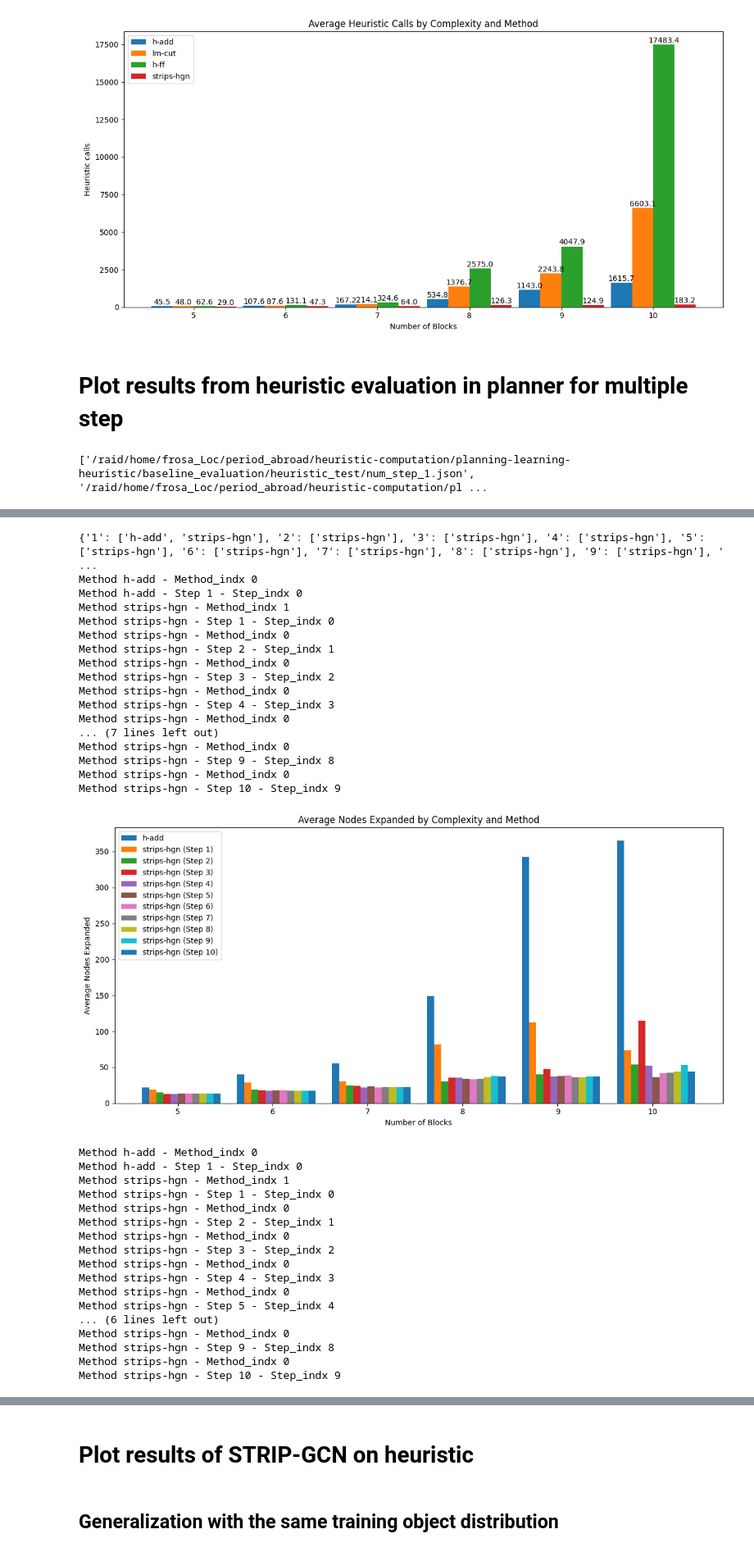
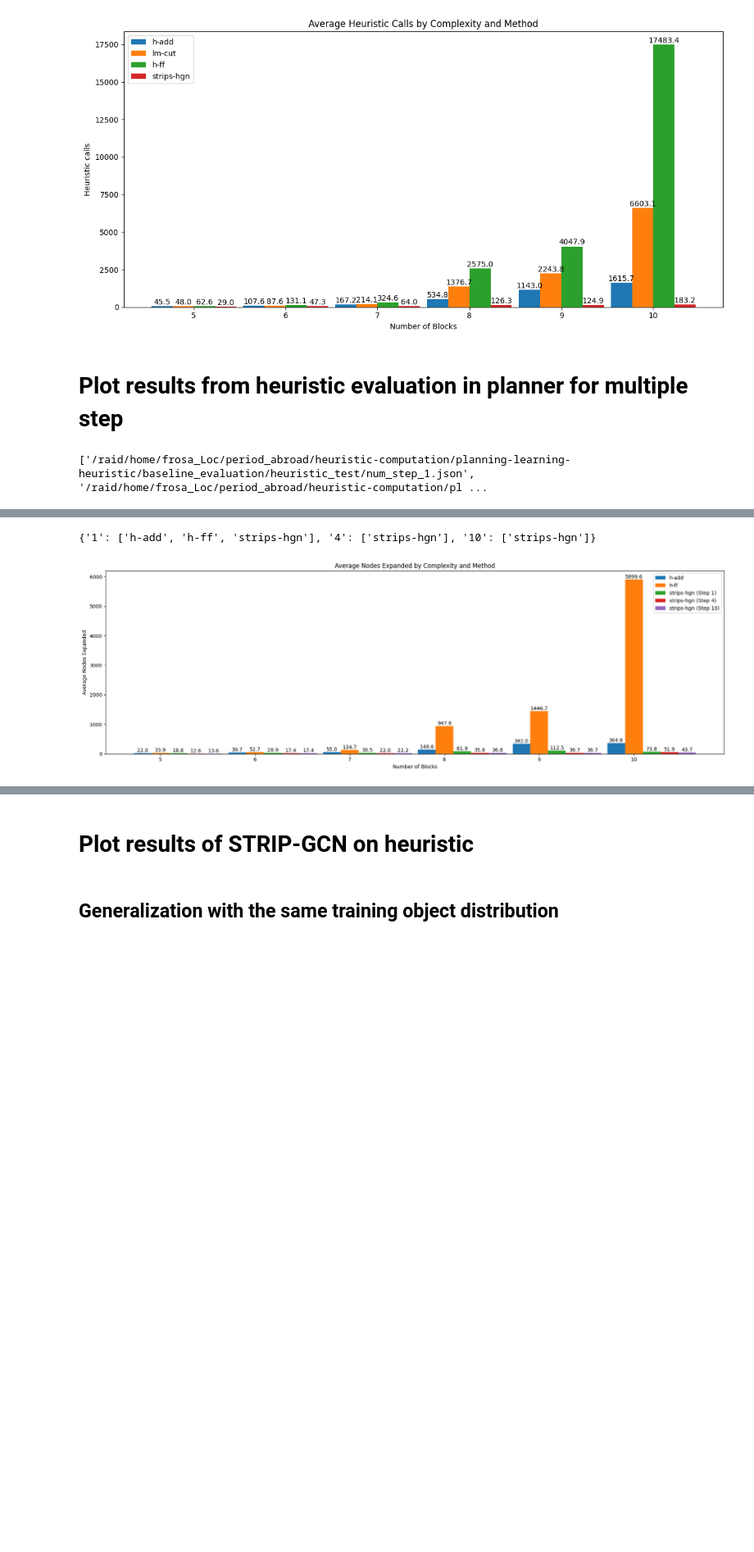
Before and after one commit to ciccio42/planning-learning-heuristic, a Jupyter notebook: baseline_evaluation/evaluate_test.ipynb, the cells around one changed output, grey strips where cells are left out. Shown at 82% size. Saved outputs shown, nothing was run; the diff lists cells and outputs as text; code cells hidden in the pictures; blank space fills up the shorter version.

```diff
--- a/baseline_evaluation/evaluate_test.ipynb
+++ b/baseline_evaluation/evaluate_test.ipynb
@@ -323,14 +326,15 @@ Avg heuristic calls: OrderedDict([('5', OrderedDict([('strips-hgn', 29.0)])), ('
 Cnt success: OrderedDict([('5', OrderedDict([('strips-hgn', 10)])), ('6', OrderedDict([('strips-hgn', 10)])), ('7', OrderedDict([('strips-hgn', 10)])), ('8', OrderedDict([('strips-hgn', 10)])), ('9',  ...
 # %%
 # List of steps
-steps = list(avg_node_expanded.keys())
+#steps = list(avg_node_expanded.keys())
+steps = list(['1', '4', '10'])
 
 # List of complexities (num_blocks)
 complexities = list(avg_node_expanded[steps[0]].keys())
 
 # List of methods for each step
 all_methods = {step: [method for method in avg_node_expanded[step][complexities[0]].keys(
-) if 'add' in method or 'strips' in method] for step in steps}
+) if 'add' in method or 'strips' in method or 'ff' in method] for step in steps}
 print(all_methods)
 
 # Data for plotting
@@ -370,17 +374,17 @@ heuristic_calls_data, heuristic_calls_std_data = extract_data(
 
 
 def plot_grouped_bar_with_annotations(data, std, complexities, ylabel, title, steps):
-    width = 0.15
-    plt.figure(figsize=(12, 6))
+    width = 0.75
+    plt.figure(figsize=(18, 6))
 
     # x-axis locations for the groups  # x-axis locations for the groups
-    x = np.arange(0, 2*len(complexities), 2)
+    x = np.arange(0, 4*len(complexities), 4)
     space_slot = 0
 
     for step_idx, step in enumerate(steps):
         for method_idx, method in enumerate(all_methods[step]):
-            print(f"Method {method} - Method_indx {method_idx}")
-            print(f"Method {method} - Step {step} - Step_indx {step_idx}")
+            # print(f"Method {method} - Method_indx {method_idx}")
+            # print(f"Method {method} - Step {step} - Step_indx {step_idx}")
             method_data = data[step_idx][:, method_idx]
             if std is not None:
                 method_std = std[step_idx][:, method_idx]
@@ -397,69 +401,36 @@ def plot_grouped_bar_with_annotations(data, std, complexities, ylabel, title, st
                 plt.bar(xdata, method_data[valid_data_mask], width=width, capsize=5, label=label)
 
             # # Add annotations above each bar
-            # for k, val in enumerate(method_data[valid_data_mask]):
-            #     plt.text(xdata[k], val + 1, str(round(val, 2)),
-            #              ha='center', va='bottom')
+            for k, val in enumerate(method_data[valid_data_mask]):
+                plt.text(xdata[k], val, str(round(val, 2)),
+                         ha='center', va='bottom')
 
             space_slot += 1
 
     plt.xlabel('Number of Blocks')
     plt.ylabel(ylabel)
     plt.title(title)
     plt.xticks(x + ((len(steps) - 1) * width) / 2, complexities)
     plt.legend()
     plt.tight_layout()
     plt.show()
 
 
 # Plotting for Average Nodes Expanded
 plot_grouped_bar_with_annotations(
     node_expanded_data, None, complexities, 'Average Nodes Expanded', 'Average Nodes Expanded by Complexity and Method', steps)
 
 # Plotting for Average Search Time
 plot_grouped_bar_with_annotations(
     search_time_data, None, complexities, 'Average Search Time', 'Average Search Time by Complexity and Method', steps)
 
 # Plotting for Average Plan Length
 plot_grouped_bar_with_annotations(
     plan_length_data, None, complexities, 'Average Plan Length', 'Average Plan Length by Complexity and Method', steps)
 
 # Plotting for Average Heuristic Calls
 plot_grouped_bar_with_annotations(
     heuristic_calls_data, None, complexities, 'Heuristic calls', 'Average Heuristic Calls by Complexity and Method', steps)
 # %% [output]
-{'1': ['h-add', 'strips-hgn'], '2': ['strips-hgn'], '3': ['strips-hgn'], '4': ['strips-hgn'], '5': ['strips-hgn'], '6': ['strips-hgn'], '7': ['strips-hgn'], '8': ['strips-hgn'], '9': ['strips-hgn'], ' ...
-Method h-add - Method_indx 0
-Method h-add - Step 1 - Step_indx 0
-Method strips-hgn - Method_indx 1
-Method strips-hgn - Step 1 - Step_indx 0
-Method strips-hgn - Method_indx 0
-Method strips-hgn - Step 2 - Step_indx 1
-Method strips-hgn - Method_indx 0
-Method strips-hgn - Step 3 - Step_indx 2
-Method strips-hgn - Method_indx 0
-Method strips-hgn - Step 4 - Step_indx 3
-Method strips-hgn - Method_indx 0
-... (7 lines left out)
-Method strips-hgn - Method_indx 0
-Method strips-hgn - Step 9 - Step_indx 8
-Method strips-hgn - Method_indx 0
-Method strips-hgn - Step 10 - Step_indx 9
+{'1': ['h-add', 'h-ff', 'strips-hgn'], '4': ['strips-hgn'], '10': ['strips-hgn']}
-[figure, old version]
+[figure, new version]
-Method h-add - Method_indx 0
-Method h-add - Step 1 - Step_indx 0
-Method strips-hgn - Method_indx 1
-Method strips-hgn - Step 1 - Step_indx 0
-Method strips-hgn - Method_indx 0
-Method strips-hgn - Step 2 - Step_indx 1
-Method strips-hgn - Method_indx 0
-Method strips-hgn - Step 3 - Step_indx 2
-Method strips-hgn - Method_indx 0
-Method strips-hgn - Step 4 - Step_indx 3
-Method strips-hgn - Method_indx 0
-Method strips-hgn - Step 5 - Step_indx 4
-... (6 lines left out)
-Method strips-hgn - Method_indx 0
-Method strips-hgn - Step 9 - Step_indx 8
-Method strips-hgn - Method_indx 0
-Method strips-hgn - Step 10 - Step_indx 9
```
Also changed, not shown: parts of 19 cells of this notebook, 19 other files.
